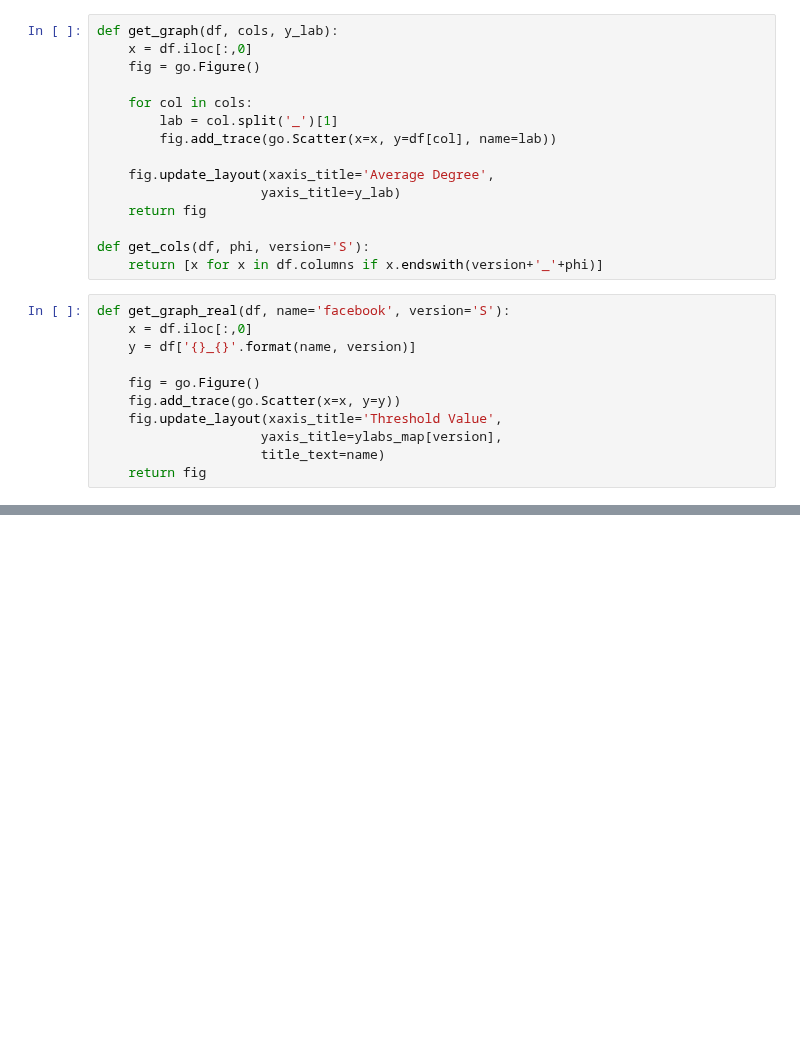
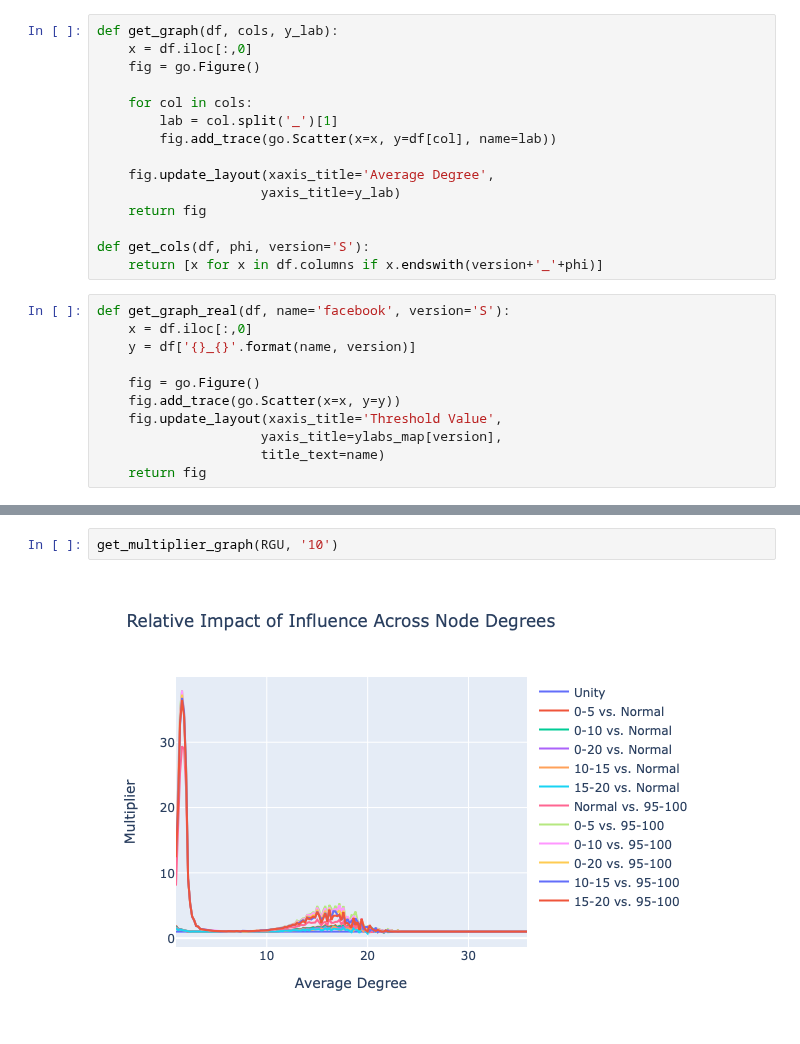
Before and after one commit to MiLinny/Influentials, a Jupyter notebook: Code/Dashboard.ipynb, the cells around one changed output, grey strips where cells are left out. Cells and saved outputs as stored; diff of their text form; blank space fills up the shorter version.

```diff
--- a/Code/Dashboard.ipynb
+++ b/Code/Dashboard.ipynb
@@ -52,0 +122,4 @@ get_graph(RGU, get_cols(RGU, '18'), ylabs_map['S'])
+# %%
+get_multiplier_graph(RGU, '10')
+# %% [output]
+[figure, added]
```
Also changed, not shown: parts of 6 cells of this notebook, 5 other files.
